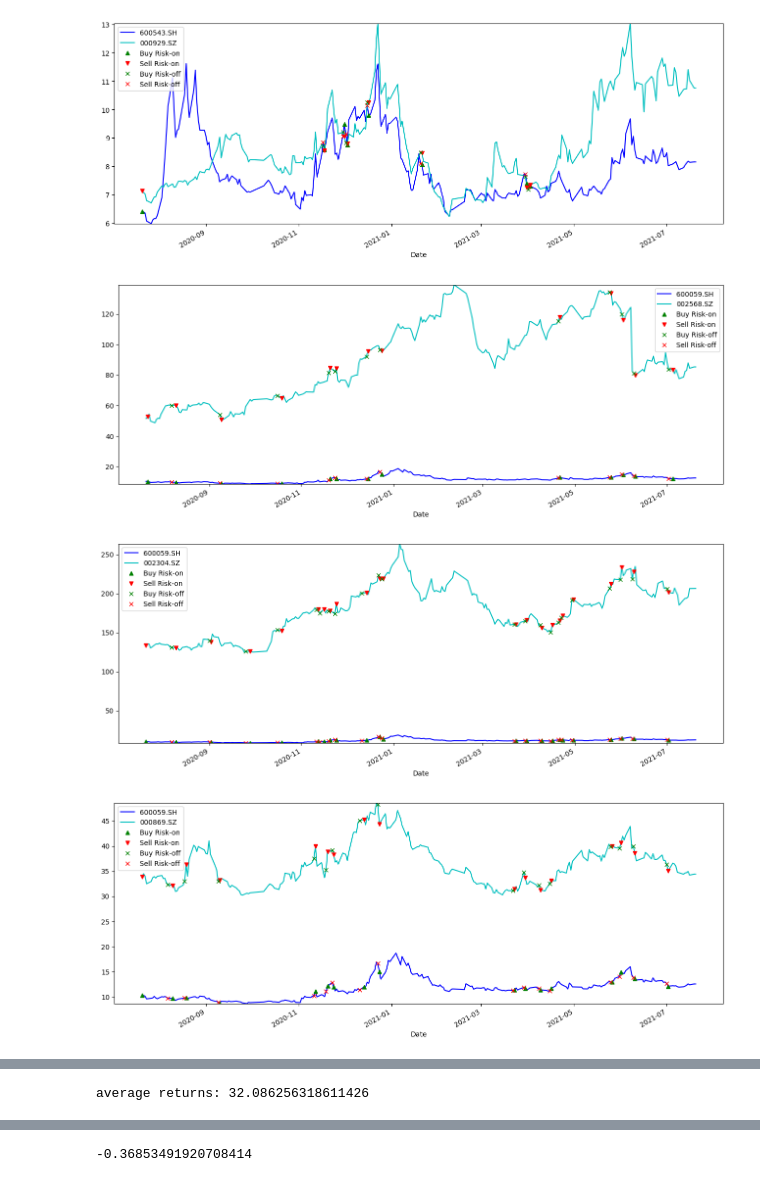
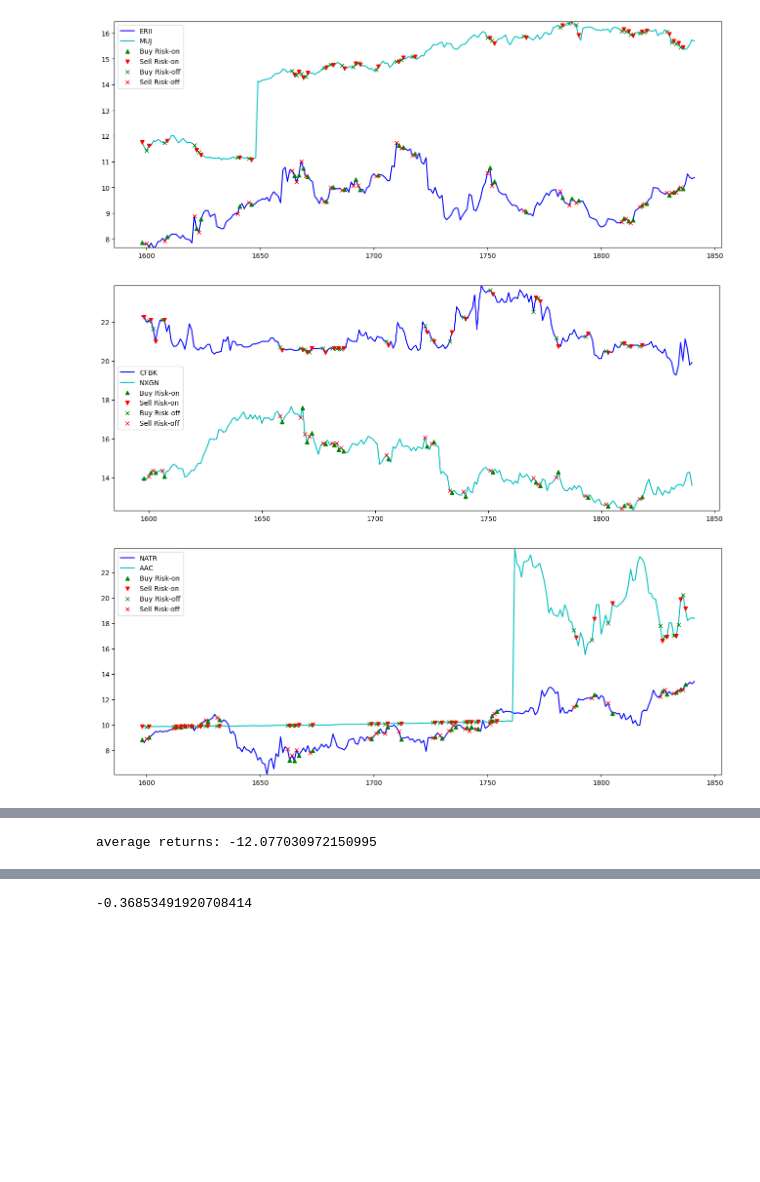
Before and after one commit to waikho/MADS_Capstone, a Jupyter notebook: RL/Pair_Trading_DQN.ipynb, the cells around one changed output, grey strips where cells are left out. Drawn from its saved outputs; the diff is of its cells as text; code cells hidden in the pictures; blank space fills up the shorter version.

```diff
--- a/RL/Pair_Trading_DQN.ipynb
+++ b/RL/Pair_Trading_DQN.ipynb
@@ -811,0 +695,4 @@ print(valpairs)
+# %%
+###val set heatmap###
+#Remember to use the same cluster as train set
+valpairs, valpval, valdf = cointHeatmap(dailyDF[good_clusters_dict[9]].loc[round(len(dailyDF)*0.7):].dropna(axis=1, how='all'))
@@ -827,17 +717,3 @@ len(valenvs)
-# %%
-window_size = 60
-trade_period = 5
-
-envs = []
-for pair in pairs:
-    data = df[list(pair)].dropna()
-    if data.shape[0] > 700:
-        envs.append(StockTradingEnvironment(data.copy(), window_size, trade_period))   #instantiate an env; automatatically run trade()
-
-train_size = int(len(envs) * 0.7)   #train/test split = 0.7
-#print(train_size)
-train_envs = envs[:train_size]
-test_envs = envs[train_size:]
 # %%
 Transition = namedtuple('Transition',
                         ('state', 'action', 'next_state', 'reward'))
@@ -1200,52 +931,41 @@ state = 62 states
 # %%
-#policy_net.load_state_dict(torch.load('./models/model (19).pth'))
-#policy_net.load_state_dict(torch.load('./models/model (6).pth'))   #copies parameters from state_dict to this module
-policy_net.load_state_dict(torch.load('./models/model (14).pth'))   #newly saved model under "Mar18_new trial"
+###plot###
+#fill in latest model
+policy_net.load_state_dict(torch.load('./models/model (27).pth'))
 target_net.load_state_dict(policy_net.state_dict())
 policy_net.eval()   #changes forward(); disables Dropout, BatchNorm, etc.
 target_net.eval()
 
-#returns = []
 total_returns = []
 with torch.no_grad():
-    #for env in train_envs:
-    for env in test_envs:
-    #for env in [test_envs[1]]:
-
-        obs = env.reset()
+    for valenv in valenvs:
+        obs = valenv.reset()
         state = torch.tensor(np.array([obs]), dtype=torch.float, device=device)
         for t in count():   #keep looping until done -> break
             # Select and perform an action
             action = policy_net(state).max(1)[1].view(1, 1)
-            obs, reward, done, info = env.step(Positions(action.item()))
-            #obs, reward, done = env.step(Positions(action.item()))
+            obs, reward, done, info = valenv.step(Positions(action.item()))
             state = torch.tensor(np.array([obs]), dtype=torch.float, device=device)
-            #print(state)
-
-            #new
-            #print(f'reward: {reward}')
-            #returns.append(reward)
 
             if done:
                 #print(f'env.returns\n{env.returns}')
                 #print(f'env.total_reward{env._total_reward}')
-                env.render()
+                valenv.render()   #only rendering the last year
                 #total_returns.append(returns)   ###changed###
                 #print(f'returns: {np.sum(returns)}')   ###changed###
                 #total_returns.append(np.sum(returns))   ###changed###
                 #print(f'len(returns): {len(returns)}')
                 total_returns.append(info['total_return'])
                 break
 
 #print(f'returns: {returns}')
 #avg_returns = np.mean(returns)
 #print(f'average returns: {np.mean(np.sum(total_returns))}')
 print(f'average returns: {np.mean(total_returns)}')
 
 plt.ioff()
 plt.show()
 # %% [output]
-[figure, old version]
+[figure, new version]
-[figure, old version]
+[figure, new version]
-[figure, old version]
+[figure, new version]
-[figure, removed]
@@ -1253 +972 @@ plt.show()
-average returns: 32.086256318611426
+average returns: -12.077030972150995
```
Also changed, not shown: parts of 46 cells of this notebook.
